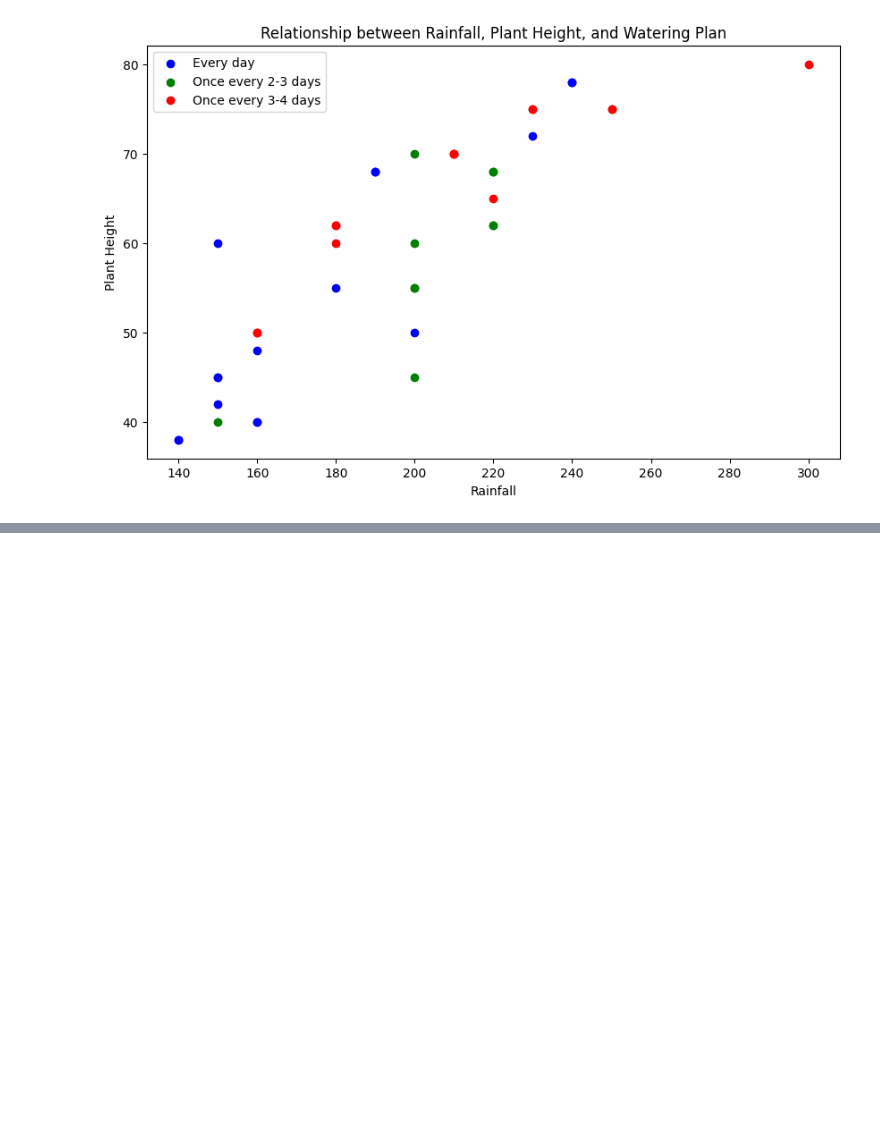
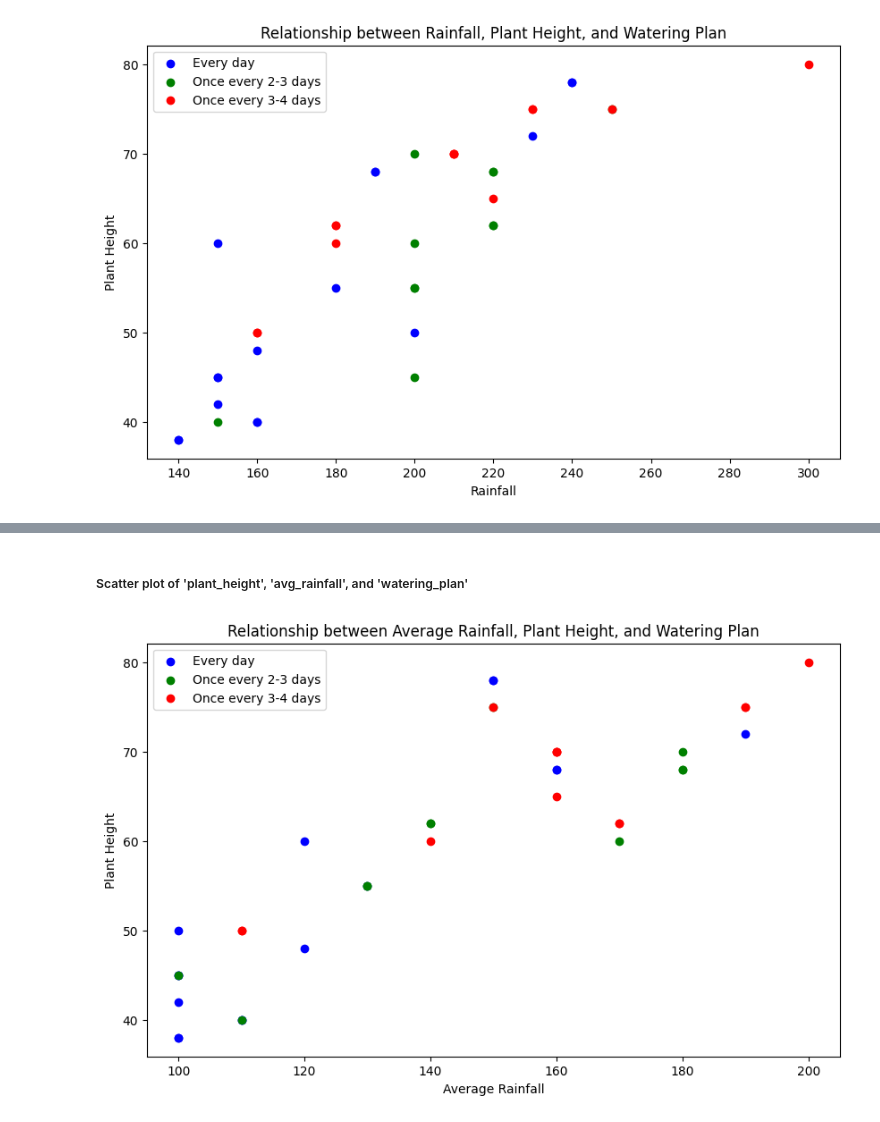
Before and after one commit to CodecubX/banana-disease-prediction-MRCNN-Django-ML, a Jupyter notebook: water_and_fertilizer plan/watering_plan.ipynb, the cells around one changed output, grey strips where cells are left out. Drawn from its saved outputs; the diff is of its cells as text; code cells hidden in the pictures; blank space fills up the shorter version.

```diff
--- a/water_and_fertilizer plan/watering_plan.ipynb
+++ b/water_and_fertilizer plan/watering_plan.ipynb
@@ -309,0 +327,27 @@ for i in range(len(properties)):
+# %% [markdown]
+##### Scatter plot of 'plant_height', 'avg_rainfall', and 'watering_plan'
+# %%
+plt.figure(figsize=(10, 6))
+
+# Plotting watering plan "every day"
+plt.scatter(df[df['watering_plan'] == 'every day']['avg_rainfall'],
+            df[df['watering_plan'] == 'every day']['plant_height'],
+            label='Every day', color='blue')
+
+# Plotting watering plan "once every 2-3 days"
+plt.scatter(df[df['watering_plan'] == 'once every 2-3 days']['avg_rainfall'],
+            df[df['watering_plan'] == 'once every 2-3 days']['plant_height'],
+            label='Once every 2-3 days', color='green')
+
+# Plotting watering plan "once every 3-4 days"
+plt.scatter(df[df['watering_plan'] == 'once every 3-4 days']['avg_rainfall'],
+            df[df['watering_plan'] == 'once every 3-4 days']['plant_height'],
+            label='Once every 3-4 days', color='red')
+
+plt.title('Relationship between Average Rainfall, Plant Height, and Watering Plan')
+plt.xlabel('Average Rainfall')
+plt.ylabel('Plant Height')
+plt.legend()
+plt.show()
+# %% [output]
+[figure, added]
```
Also changed, not shown: parts of 20 cells of this notebook, 1 other file.
